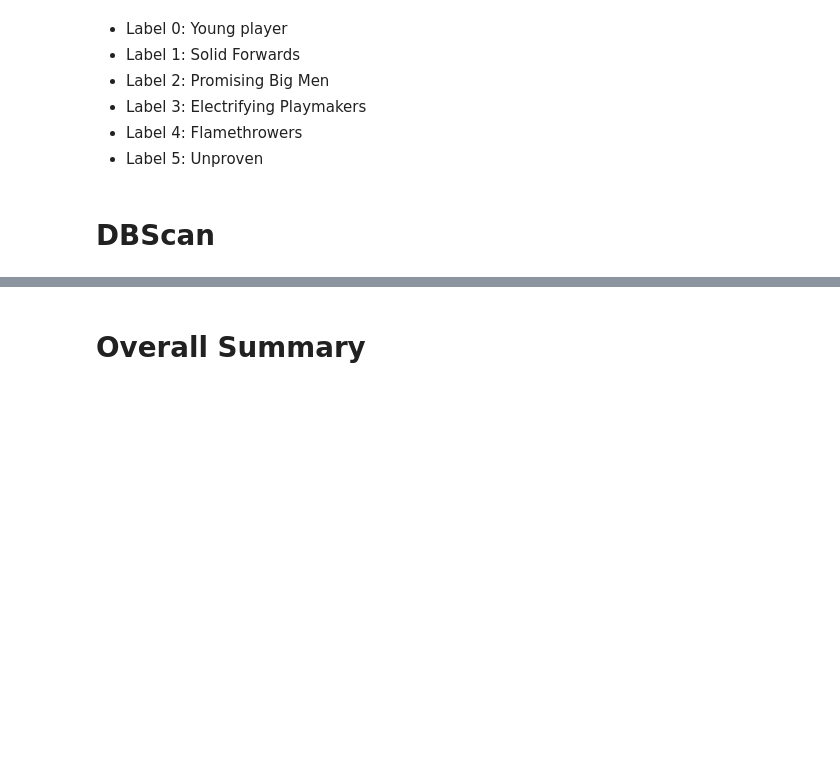
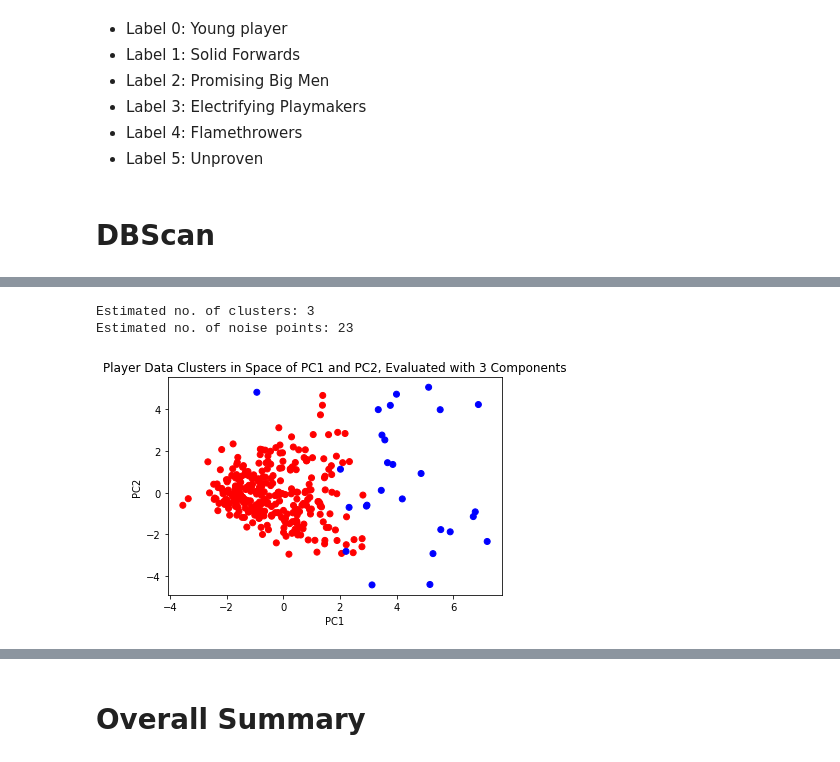
Before and after one commit to rwatling/data-mining-basketball-players, a Jupyter notebook: clustering.ipynb, the cells around one changed output, grey strips where cells are left out. Saved outputs shown, nothing was run; the diff lists cells and outputs as text; code cells hidden in the pictures; blank space fills up the shorter version.

```diff
--- a/clustering.ipynb
+++ b/clustering.ipynb
@@ -828,0 +862,23 @@ for i in range(0, 6):
+# %%
+db = DBSCAN(eps=1.1294744403945638, min_samples=4)
+db.fit(pca_3comps_df)
+labels = db.labels_
+
+no_clusters = len(np.unique(labels) )
+no_noise = np.sum(np.array(labels) == -1, axis=0)
+
+print('Estimated no. of clusters: %d' % no_clusters)
+print('Estimated no. of noise points: %d' % no_noise)
+# %% [output]
+Estimated no. of clusters: 3
+Estimated no. of noise points: 23
+# %%
+labels = abs(labels)
+label_color_map = {0: 'r', 1: 'b', 2: 'g'}
+label_color = [label_color_map[l] for l in labels]
+plt.scatter(pca_np[:,0], pca_np[:,1], c=label_color)
+plt.xlabel('PC1')
+plt.ylabel('PC2')
+plt.title('Player Data Clusters in Space of PC1 and PC2, Evaluated with 3 Components');
+# %% [output]
+[figure, added]
```
Also changed, not shown: parts of 4 cells of this notebook, 1 other file.
